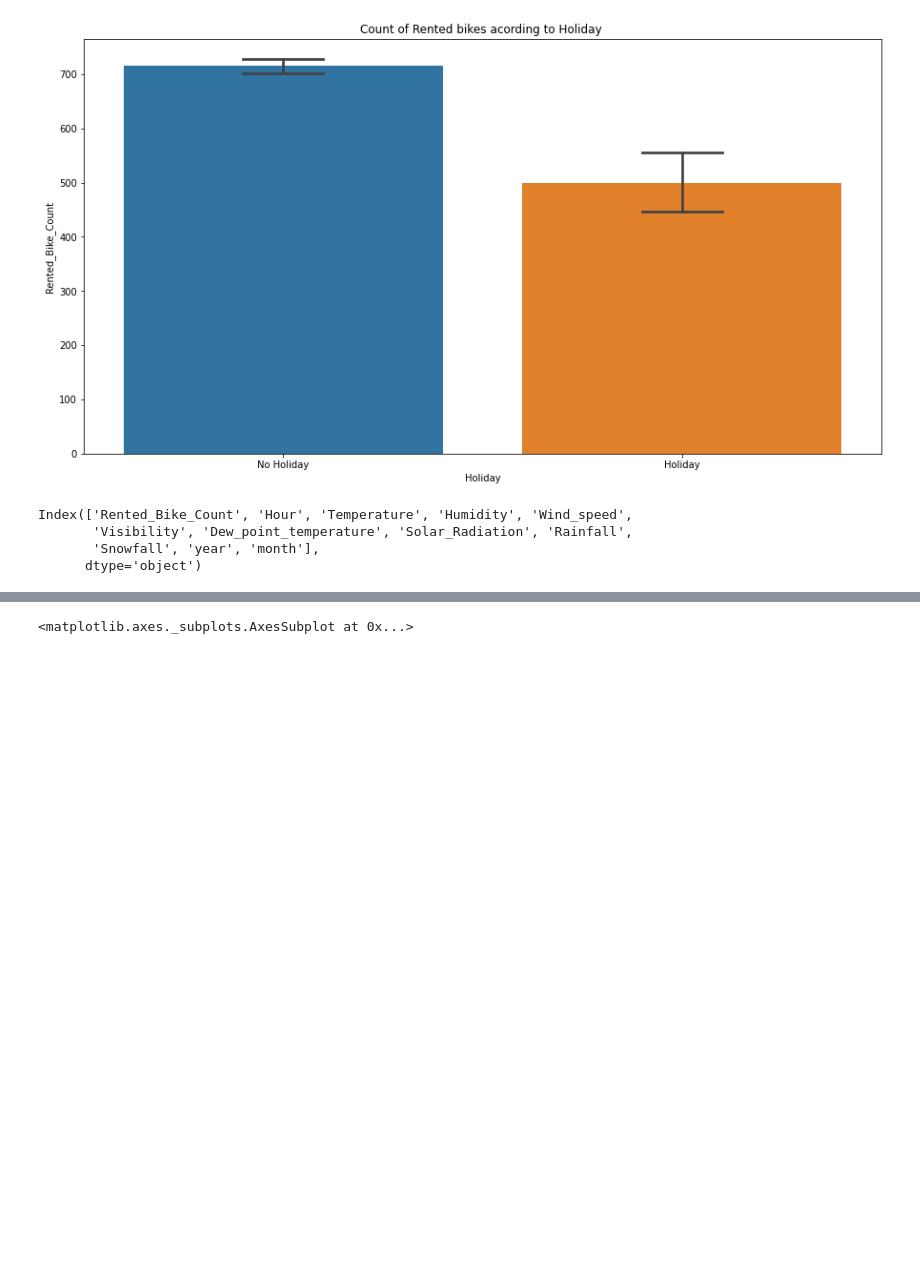
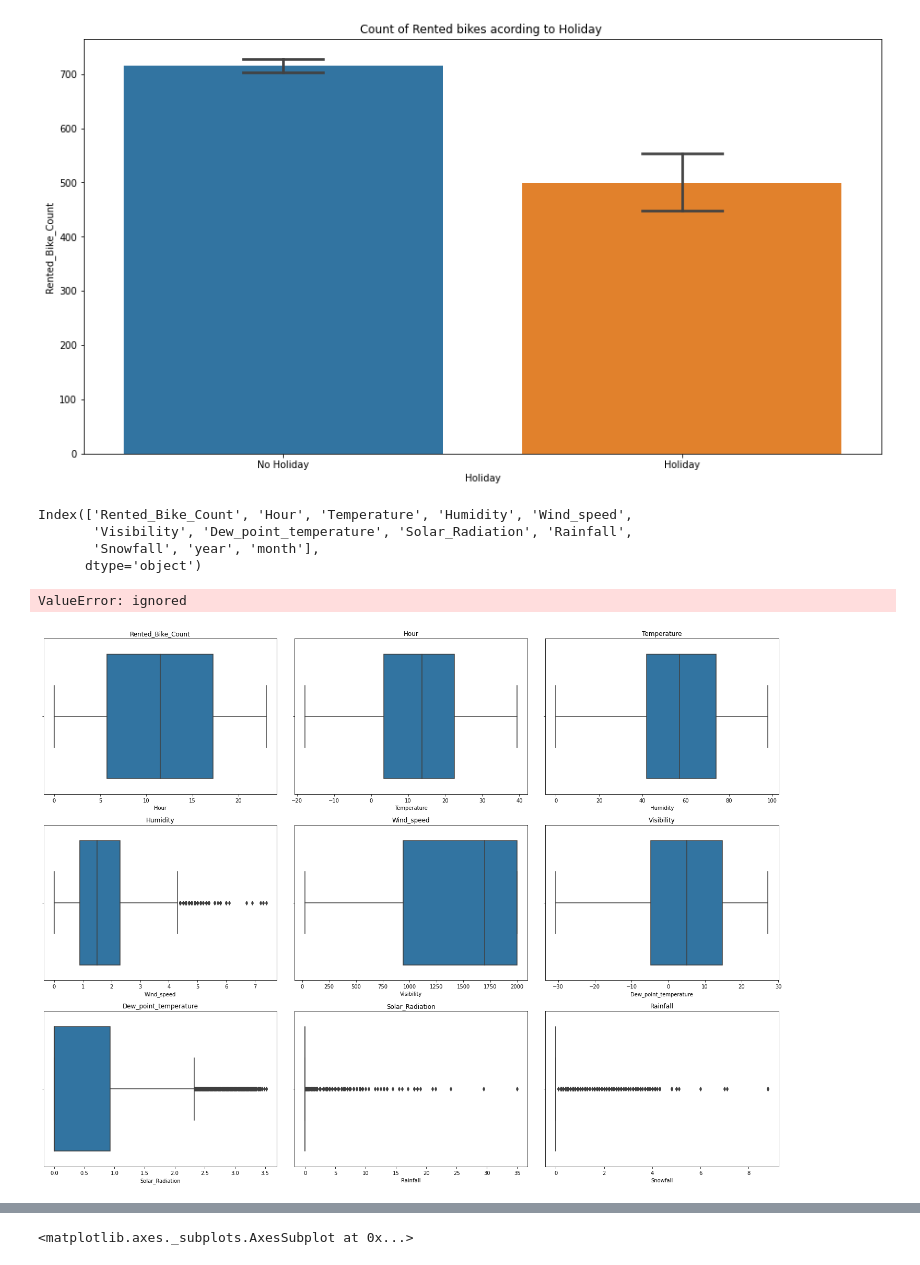
Before and after one commit to ajinkyajumde/Global-Terrorism-Analysis, a Jupyter notebook: Bike_Sharing_Demand.ipynb, the cells around one changed output, grey strips where cells are left out. Drawn from its saved outputs; the diff is of its cells as text; code cells hidden in the pictures; blank space fills up the shorter version.

```diff
--- a/Bike_Sharing_Demand.ipynb
+++ b/Bike_Sharing_Demand.ipynb
@@ -201,3 +201,17 @@ Index(['Rented_Bike_Count', 'Hour', 'Temperature', 'Humidity', 'Wind_speed',
        'Visibility', 'Dew_point_temperature', 'Solar_Radiation', 'Rainfall',
        'Snowfall', 'year', 'month'],
       dtype='object')
+# %%
+n = 1
+plt.figure(figsize=(20,15))
+
+for col in numerical_features:
+
+  sns.boxplot(x=dataset[col])
+  plt.subplot(3,3,n)
+  plt.title(col)
+  plt.tight_layout()
+  n=n+1
+# %% [output]
+ValueError: ignored
+[figure, added]
```
Also changed, not shown: parts of 7 cells of this notebook.
